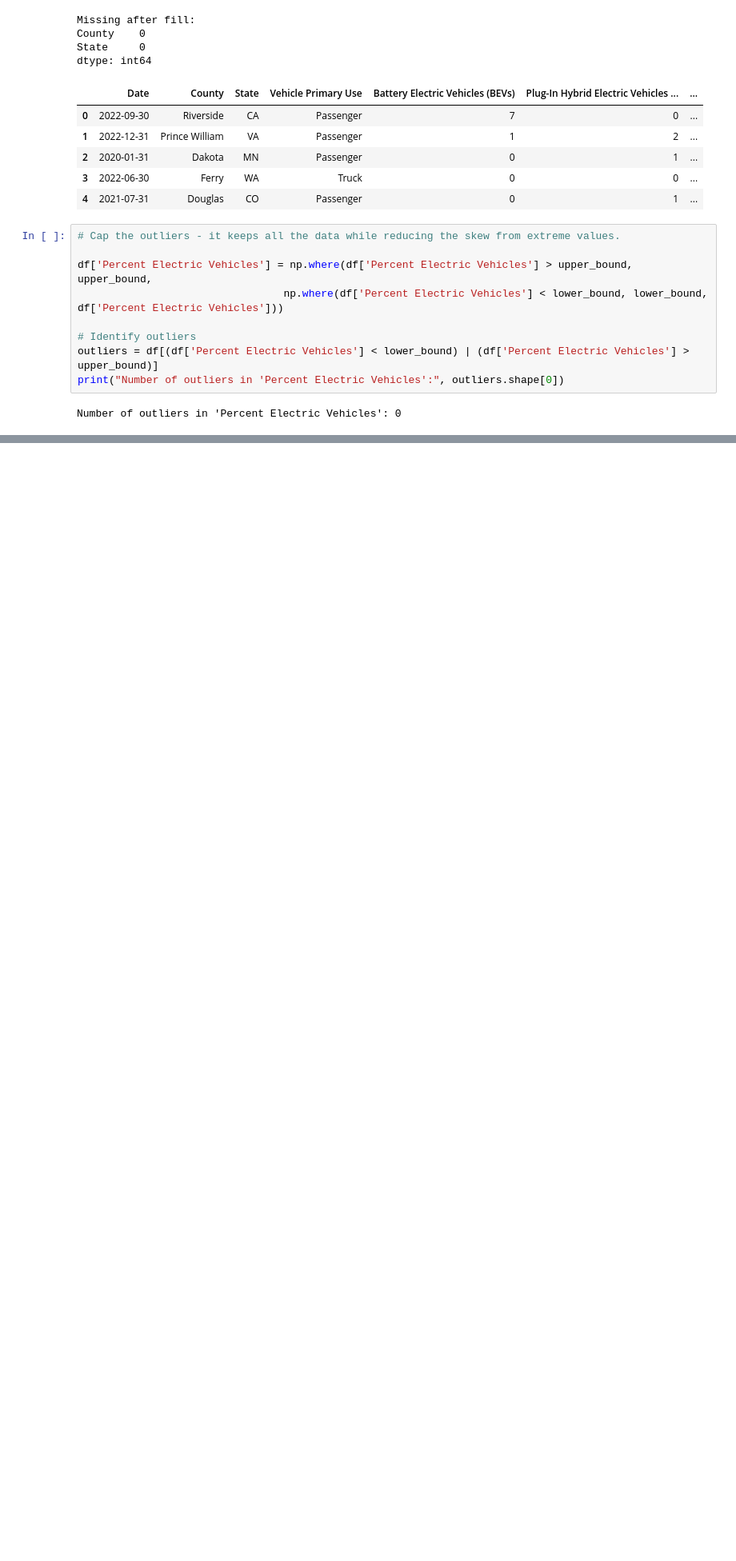
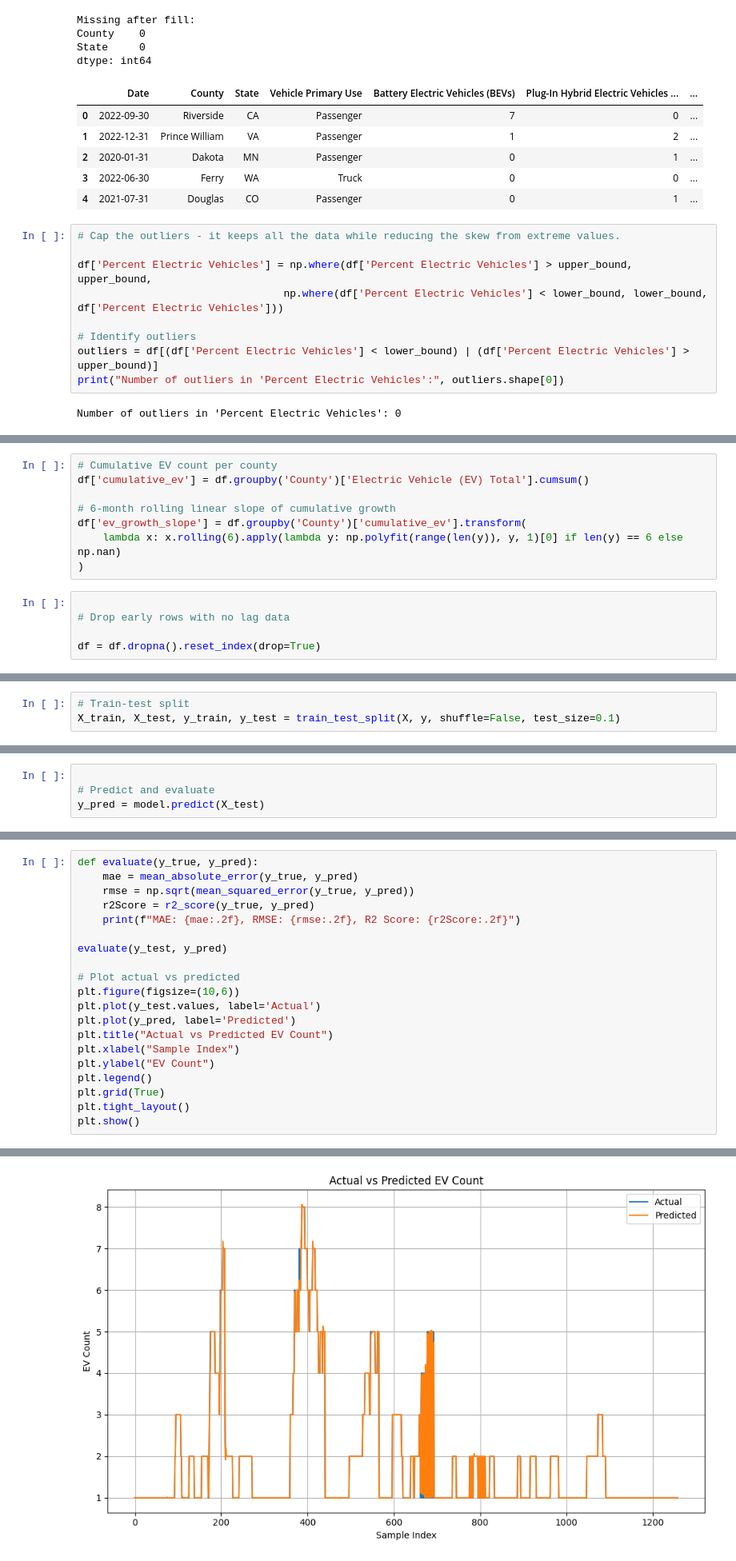
Before and after one commit to lavanyamr0306/electric_vechile_demand_prediction, a Jupyter notebook: electric_vechile_predictions.ipynb, the cells around one changed output, grey strips where cells are left out. Shown: that part at 80% size. Cells and saved outputs as stored; diff of their text form; blank space fills up the shorter version.

Commit message:
Added model prediction code

```diff
--- a/electric_vechile_predictions.ipynb
+++ b/electric_vechile_predictions.ipynb
@@ -121,0 +232,13 @@ Number of outliers in 'Percent Electric Vehicles': 0
+# %%
+# Cumulative EV count per county
+df['cumulative_ev'] = df.groupby('County')['Electric Vehicle (EV) Total'].cumsum()
+
+# 6-month rolling linear slope of cumulative growth
+df['ev_growth_slope'] = df.groupby('County')['cumulative_ev'].transform(
+    lambda x: x.rolling(6).apply(lambda y: np.polyfit(range(len(y)), y, 1)[0] if len(y) == 6 else np.nan)
+)
+# %%
+
+# Drop early rows with no lag data
+
+df = df.dropna().reset_index(drop=True)
@@ -121,0 +288,3 @@ Number of outliers in 'Percent Electric Vehicles': 0
+# %%
+# Train-test split
+X_train, X_test, y_train, y_test = train_test_split(X, y, shuffle=False, test_size=0.1)
@@ -121,0 +335,4 @@ Number of outliers in 'Percent Electric Vehicles': 0
+# %%
+
+# Predict and evaluate
+y_pred = model.predict(X_test)
@@ -121,0 +407,21 @@ Number of outliers in 'Percent Electric Vehicles': 0
+# %%
+def evaluate(y_true, y_pred):
+    mae = mean_absolute_error(y_true, y_pred)
+    rmse = np.sqrt(mean_squared_error(y_true, y_pred))
+    r2Score = r2_score(y_true, y_pred)
+    print(f"MAE: {mae:.2f}, RMSE: {rmse:.2f}, R2 Score: {r2Score:.2f}")
+
+evaluate(y_test, y_pred)
+
+# Plot actual vs predicted
+plt.figure(figsize=(10,6))
+plt.plot(y_test.values, label='Actual')
+plt.plot(y_pred, label='Predicted')
+plt.title("Actual vs Predicted EV Count")
+plt.xlabel("Sample Index")
+plt.ylabel("EV Count")
+plt.legend()
+plt.grid(True)
+plt.tight_layout()
+plt.show()
+# %% [output]
@@ -121,0 +429 @@ Number of outliers in 'Percent Electric Vehicles': 0
+[figure, added]
```
Also changed, not shown: parts of 25 cells of this notebook.
